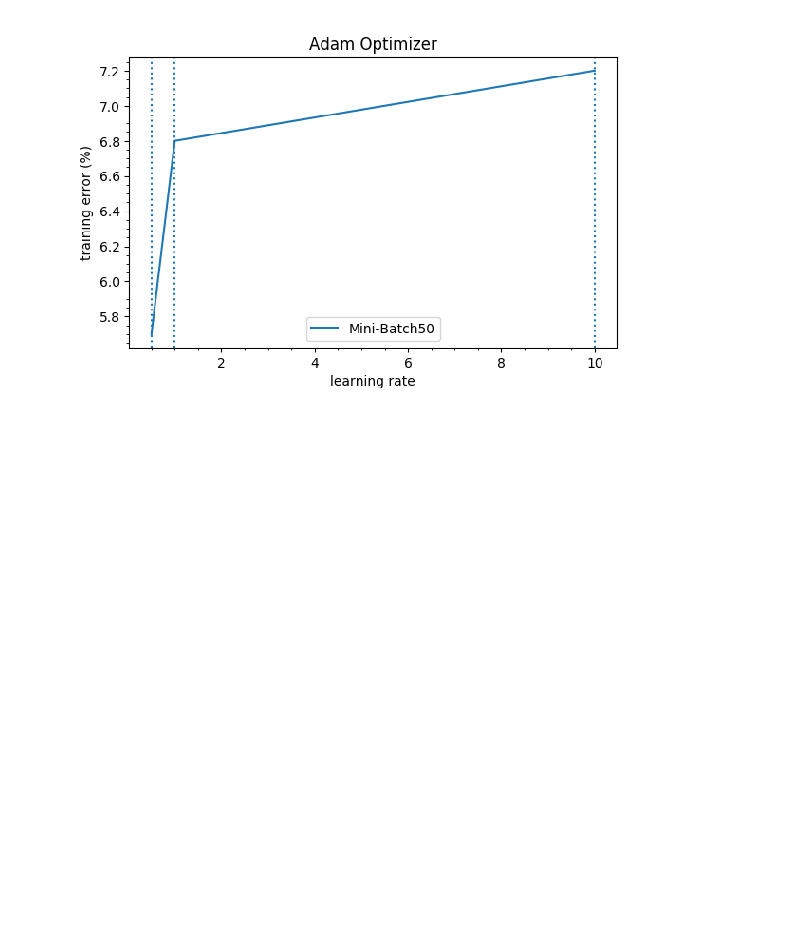
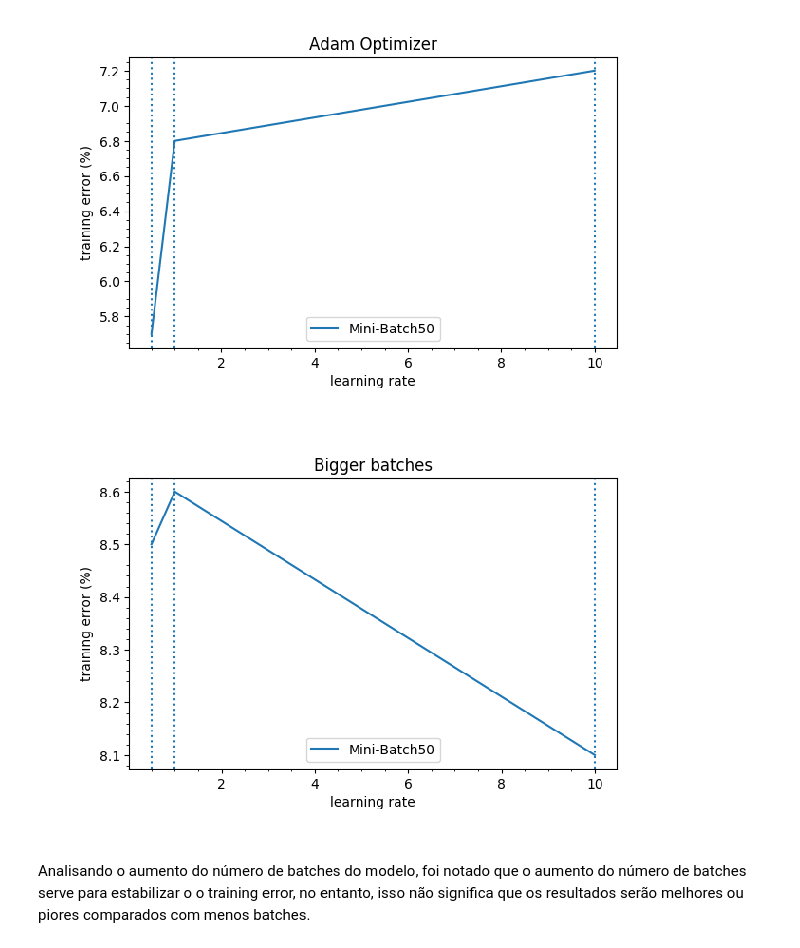
Before and after one commit to gesteves91/tp-ml, a Jupyter notebook: Resultados.ipynb, the cells around one changed output. Saved outputs shown, nothing was run; the diff lists cells and outputs as text; code cells hidden in the pictures; blank space fills up the shorter version.

```diff
--- a/Resultados.ipynb
+++ b/Resultados.ipynb
@@ -129,3 +129,12 @@ plt.axis('off')
 imgplot = plt.imshow(img10)
 # %% [output]
 [figure]
+# %%
+img11 = mpimg.imread('img/batches-maiores.png')
+plt.figure(figsize=(10, 8))
+plt.axis('off')
+imgplot = plt.imshow(img11)
+# %% [output]
+[figure, added]
+# %% [markdown]
+Analisando o aumento do número de batches do modelo, foi notado que o aumento do número de batches serve para estabilizar o o training error, no entanto, isso não significa que os resultados serão melhores ou piores comparados com menos batches.
```
Also changed, not shown: parts of 9 cells of this notebook, 2 other files.
